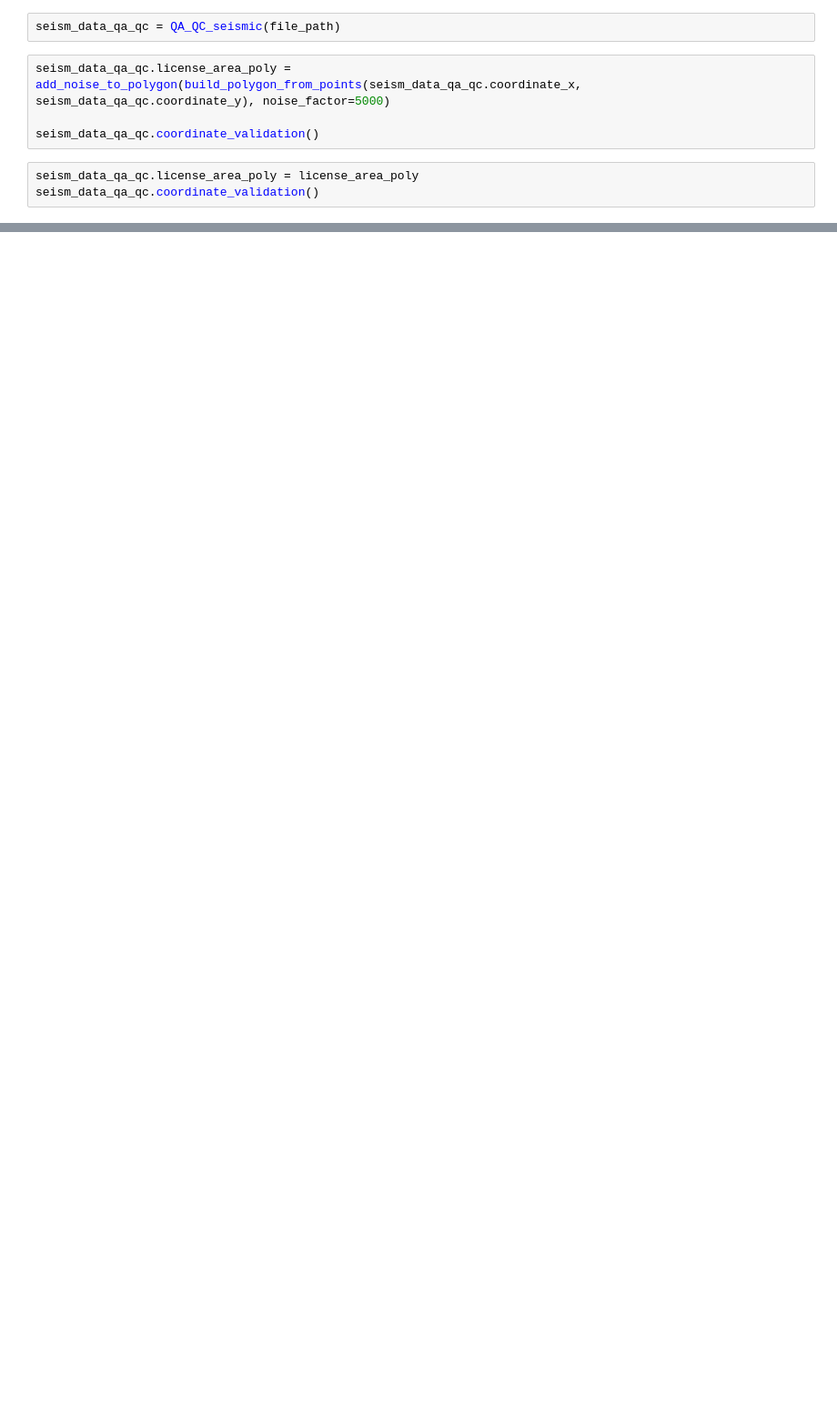
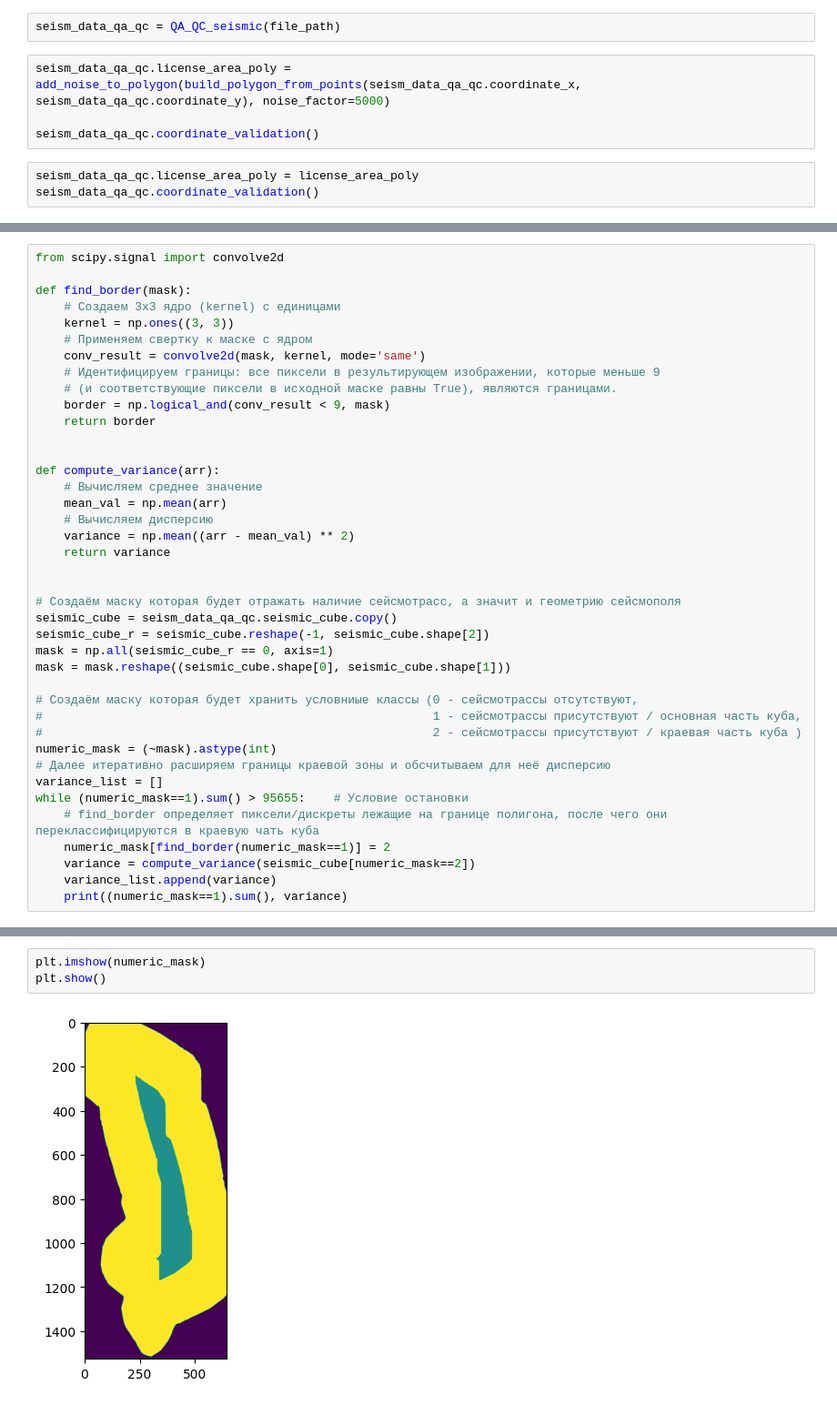
Before and after one commit to Salnikov-MaX/QA_QC_proj, a Jupyter notebook: workflow.ipynb, the cells around one changed output, grey strips where cells are left out. Shown at 91% size. Saved outputs shown, nothing was run; the diff lists cells and outputs as text; blank space fills up the shorter version.

```diff
--- a/workflow.ipynb
+++ b/workflow.ipynb
@@ -302,0 +472,40 @@ seism_data_qa_qc.coordinate_validation()
+# %%
+from scipy.signal import convolve2d
+
+def find_border(mask):
+    # Создаем 3x3 ядро (kernel) с единицами
+    kernel = np.ones((3, 3))
+    # Применяем свертку к маске с ядром
+    conv_result = convolve2d(mask, kernel, mode='same')
+    # Идентифицируем границы: все пиксели в результирующем изображении, которые меньше 9
+    # (и соответствующие пиксели в исходной маске равны True), являются границами.
+    border = np.logical_and(conv_result < 9, mask)
+    return border
+
+
+def compute_variance(arr):
+    # Вычисляем среднее значение
+    mean_val = np.mean(arr)
+    # Вычисляем дисперсию
+    variance = np.mean((arr - mean_val) ** 2)
+    return variance
+
+
+# Создаём маску которая будет отражать наличие сейсмотрасс, а значит и геометрию сейсмополя
+seismic_cube = seism_data_qa_qc.seismic_cube.copy()
+seismic_cube_r = seismic_cube.reshape(-1, seismic_cube.shape[2])
+mask = np.all(seismic_cube_r == 0, axis=1)
+mask = mask.reshape((seismic_cube.shape[0], seismic_cube.shape[1]))
+
+# Создаём маску которая будет хранить условниые классы (0 - сейсмотрассы отсутствуют,
+#                                                       1 - сейсмотрассы присутствуют / основная часть куба,
+#                                                       2 - сейсмотрассы присутствуют / краевая часть куба )
+numeric_mask = (~mask).astype(int)
+# Далее итеративно расширяем границы краевой зоны и обсчитываем для неё дисперсию
+variance_list = []
+while (numeric_mask==1).sum() > 95655:    # Условие остановки
+    # find_border определяет пиксели/дискреты лежащие на границе полигона, после чего они переклассифицируются в краевую чать куба
+    numeric_mask[find_border(numeric_mask==1)] = 2
+    variance = compute_variance(seismic_cube[numeric_mask==2])
+    variance_list.append(variance)
+    print((numeric_mask==1).sum(), variance)
@@ -302,0 +540,5 @@ seism_data_qa_qc.coordinate_validation()
+# %%
+plt.imshow(numeric_mask)
+plt.show()
+# %% [output]
+[figure, added]
```
Also changed, not shown: parts of 36 cells of this notebook, 3 other files.
